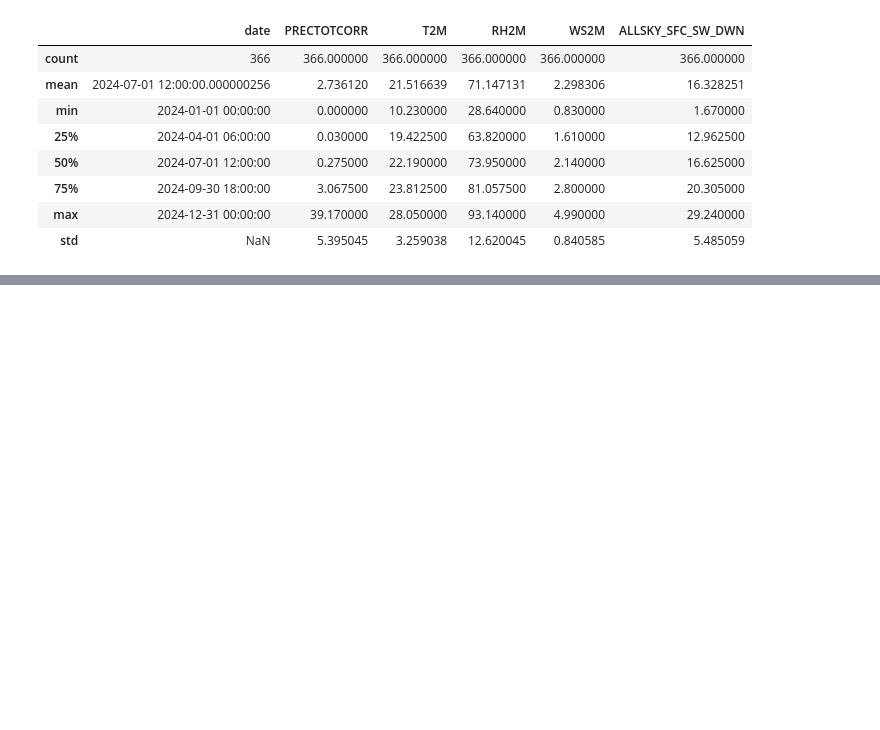
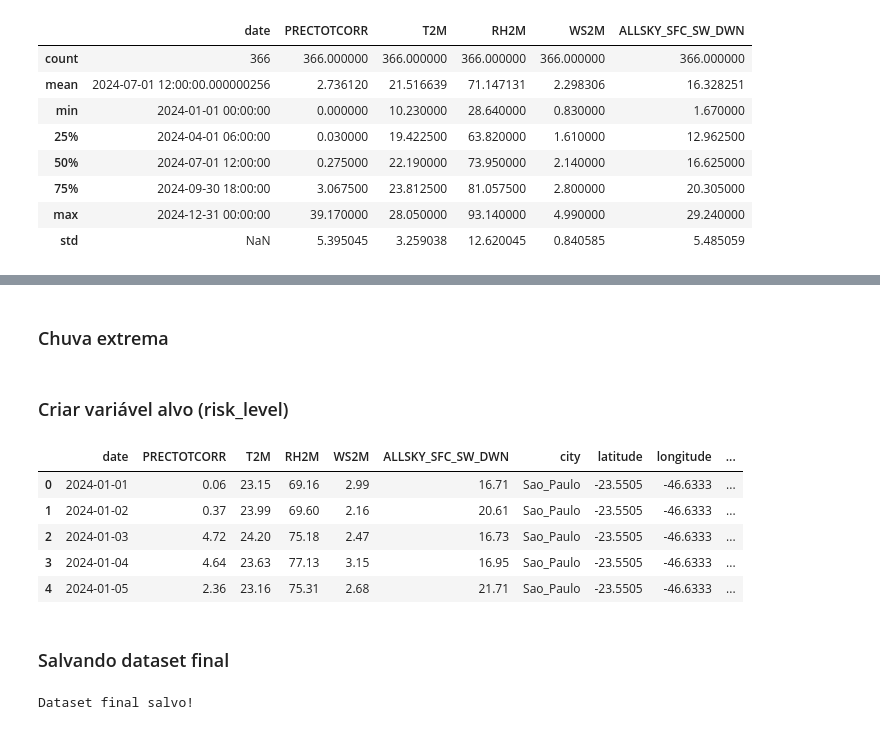
Before and after one commit to letyresina/SentinelSOS-GenAI, a Jupyter notebook: SentinelSOS.ipynb, the cells around one changed output, grey strips where cells are left out. Cells and saved outputs as stored; diff of their text form; code cells hidden in the pictures; blank space fills up the shorter version.

```diff
--- a/SentinelSOS.ipynb
+++ b/SentinelSOS.ipynb
@@ -121,0 +340,49 @@ df.to_csv(
+# %%
+df["heat_index"] = (
+    df["T2M"] *
+    (df["RH2M"] / 100)
+)
+# %% [markdown]
+### Chuva extrema
+# %%
+df["extreme_rain"] = (
+    df["PRECTOTCORR"] > 40
+).astype(int)
+# %% [markdown]
+### Criar variável alvo (risk_level)
+# %%
+def classify_risk(row):
+
+    if row["PRECTOTCORR"] >= 50:
+        return 2
+
+    elif row["PRECTOTCORR"] >= 20:
+        return 1
+
+    return 0
+# %%
+df["risk_level"] = df.apply(
+    classify_risk,
+    axis=1
+)
+# %%
+# Resultado df final
+df.head()
+# %% [output]
+|  | date | PRECTOTCORR | T2M | RH2M | WS2M | ALLSKY_SFC_SW_DWN | city | latitude | longitude | ... |
+| 0 | 2024-01-01 | 0.06 | 23.15 | 69.16 | 2.99 | 16.71 | Sao_Paulo | -23.5505 | -46.6333 | ... |
+| 1 | 2024-01-02 | 0.37 | 23.99 | 69.60 | 2.16 | 20.61 | Sao_Paulo | -23.5505 | -46.6333 | ... |
+| 2 | 2024-01-03 | 4.72 | 24.20 | 75.18 | 2.47 | 16.73 | Sao_Paulo | -23.5505 | -46.6333 | ... |
+| 3 | 2024-01-04 | 4.64 | 23.63 | 77.13 | 3.15 | 16.95 | Sao_Paulo | -23.5505 | -46.6333 | ... |
+| 4 | 2024-01-05 | 2.36 | 23.16 | 75.31 | 2.68 | 21.71 | Sao_Paulo | -23.5505 | -46.6333 | ... |
+# %% [markdown]
+### Salvando dataset final
+# %%
+df.to_csv(
+    "sentinel_sos_features.csv",
+    index=False
+)
+
+print("Dataset final salvo!")
+# %% [output]
+Dataset final salvo!
```
Also changed, not shown: parts of 26 cells of this notebook.
